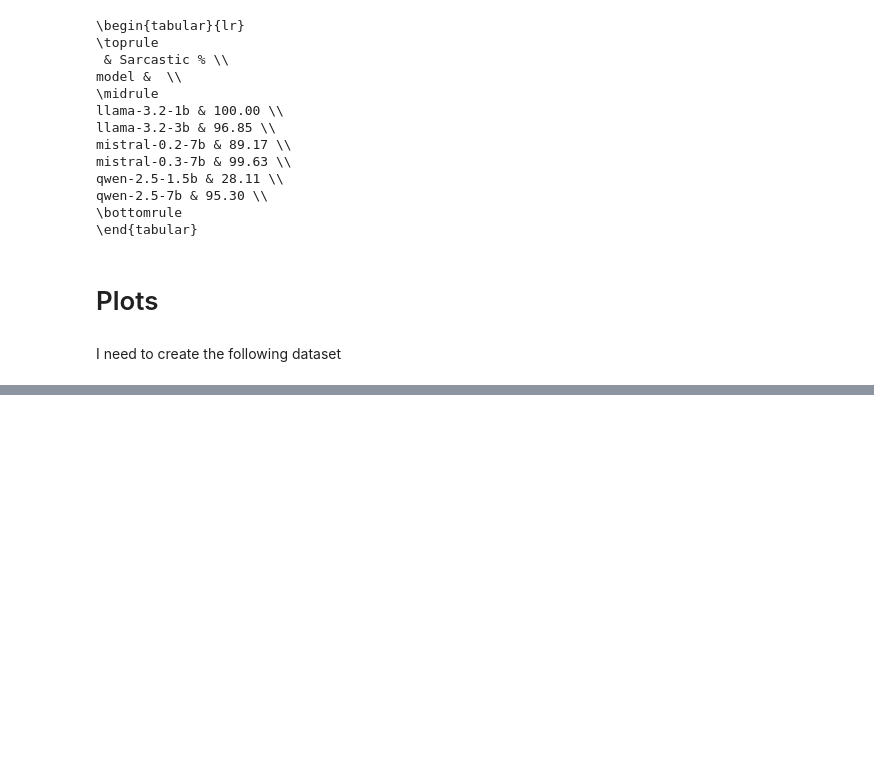
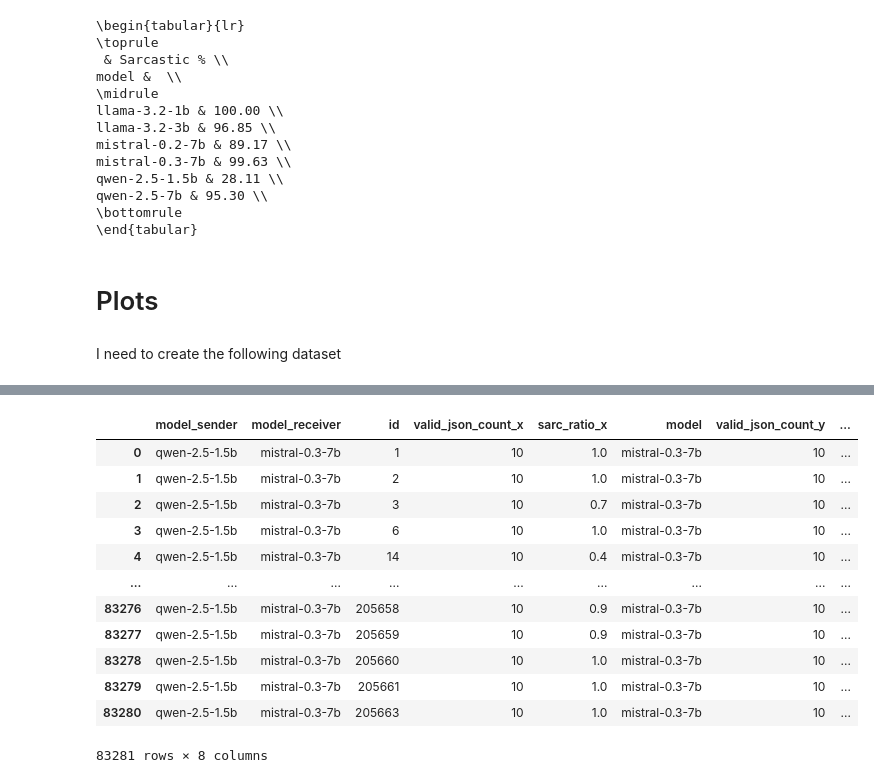
Before and after one commit to mariehaahr/mas, a Jupyter notebook: analysis.ipynb, the cells around one changed output, grey strips where cells are left out. Drawn from its saved outputs; the diff is of its cells as text; code cells hidden in the pictures; blank space fills up the shorter version.

```diff
--- a/analysis.ipynb
+++ b/analysis.ipynb
@@ -527,0 +628,2 @@ plt.show()
+# %%
+second_results = pd.read_csv('results/second-results-sarc-ratio.csv')
@@ -527,0 +646,2 @@ plt.show()
+# %%
+first = pd.read_csv('results/first-results-sarc-ratio.csv')
@@ -527,0 +664,2 @@ plt.show()
+# %%
+first_sub = first[first['model'] == 'mistral-0.3-7b']
@@ -527,0 +684,2 @@ plt.show()
+# %%
+second_results_sub = second_results[(second_results['model_sender'] == 'qwen-2.5-1.5b') & (second_results['model_receiver'] == 'mistral-0.3-7b')]
@@ -527,0 +725,17 @@ plt.show()
+# %%
+# with model receiver as mistral-0.3-7b
+second_results_sub.merge(first_sub, on='id', how='left')
+# %% [output]
+|  | model_sender | model_receiver | id | valid_json_count_x | sarc_ratio_x | model | valid_json_count_y | ... |
+| 0 | qwen-2.5-1.5b | mistral-0.3-7b | 1 | 10 | 1.0 | mistral-0.3-7b | 10 | ... |
+| 1 | qwen-2.5-1.5b | mistral-0.3-7b | 2 | 10 | 1.0 | mistral-0.3-7b | 10 | ... |
+| 2 | qwen-2.5-1.5b | mistral-0.3-7b | 3 | 10 | 0.7 | mistral-0.3-7b | 10 | ... |
+| 3 | qwen-2.5-1.5b | mistral-0.3-7b | 6 | 10 | 1.0 | mistral-0.3-7b | 10 | ... |
+| 4 | qwen-2.5-1.5b | mistral-0.3-7b | 14 | 10 | 0.4 | mistral-0.3-7b | 10 | ... |
+| ... | ... | ... | ... | ... | ... | ... | ... | ... |
+| 83276 | qwen-2.5-1.5b | mistral-0.3-7b | 205658 | 10 | 0.9 | mistral-0.3-7b | 10 | ... |
+| 83277 | qwen-2.5-1.5b | mistral-0.3-7b | 205659 | 10 | 0.9 | mistral-0.3-7b | 10 | ... |
+| 83278 | qwen-2.5-1.5b | mistral-0.3-7b | 205660 | 10 | 1.0 | mistral-0.3-7b | 10 | ... |
+| 83279 | qwen-2.5-1.5b | mistral-0.3-7b | 205661 | 10 | 1.0 | mistral-0.3-7b | 10 | ... |
+| 83280 | qwen-2.5-1.5b | mistral-0.3-7b | 205663 | 10 | 1.0 | mistral-0.3-7b | 10 | ... |
+83281 rows × 8 columns
```
Also changed, not shown: parts of 27 cells of this notebook, 2 other files.
